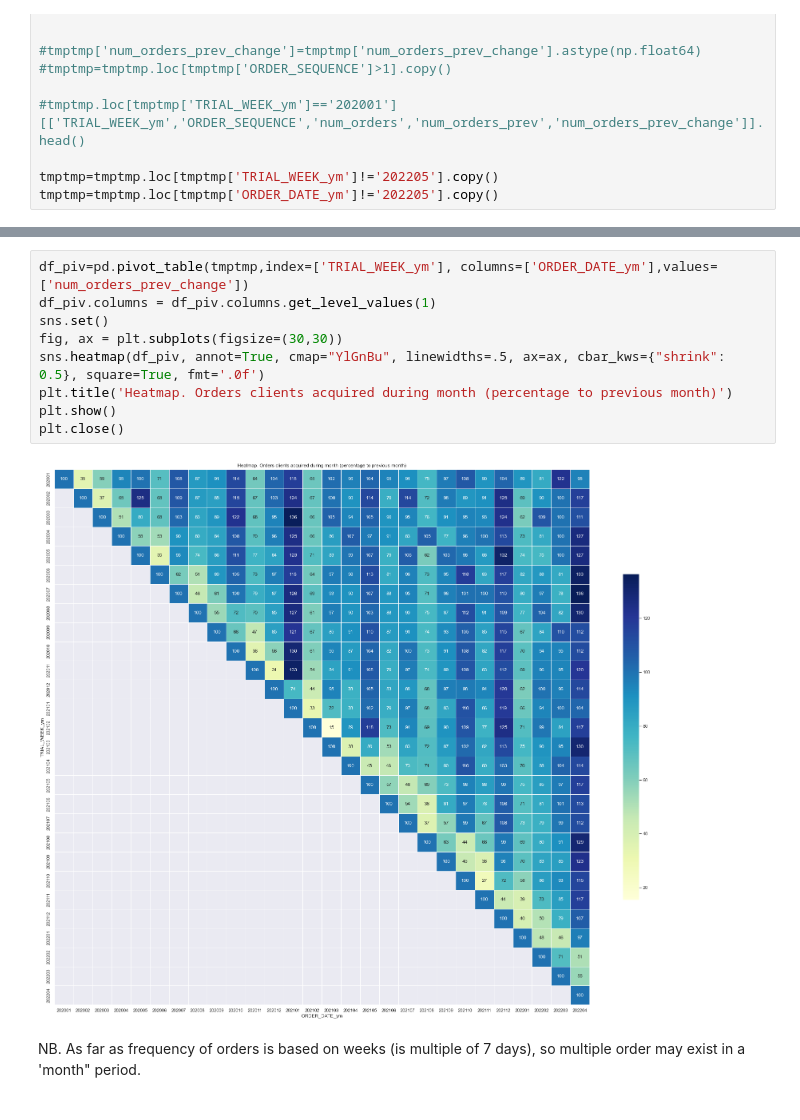
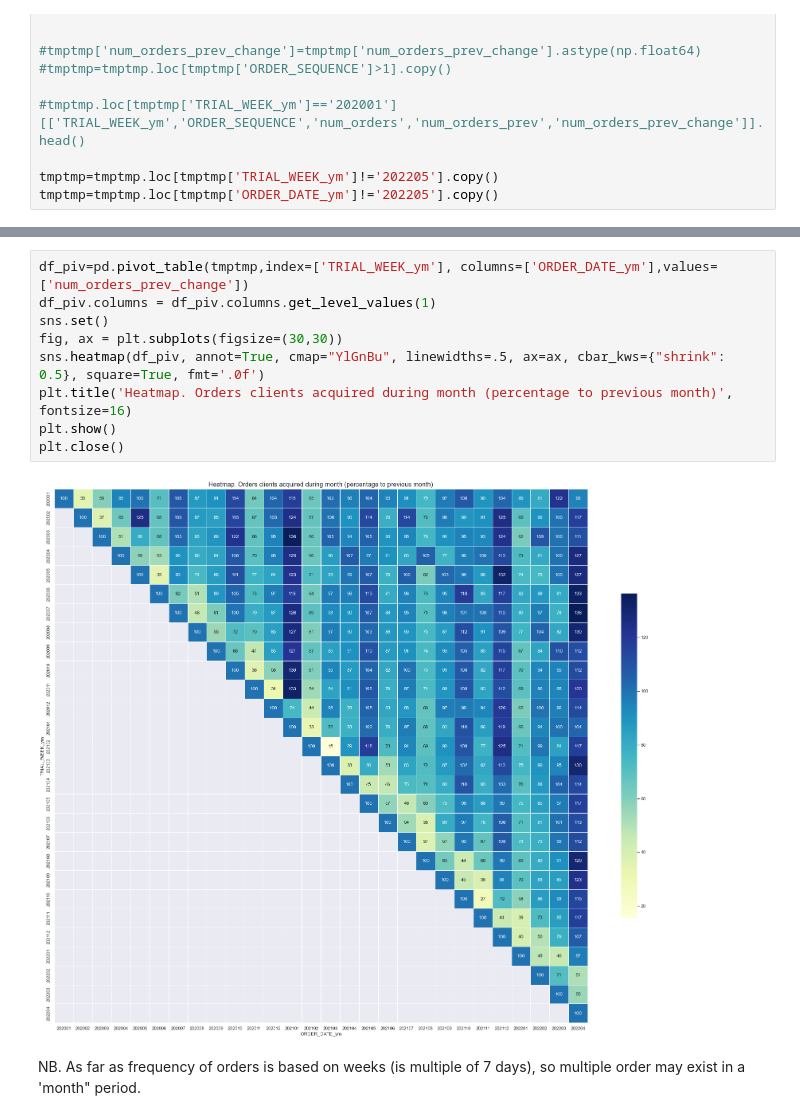
Before and after one commit to yurywallet/test_assignments, a Jupyter notebook: smalls/task_smalls.ipynb, the cells around one changed output, grey strips where cells are left out. Drawn from its saved outputs; the diff is of its cells as text.

```diff
--- a/smalls/task_smalls.ipynb
+++ b/smalls/task_smalls.ipynb
@@ -1142,14 +1170,14 @@ plt.close()
 # %%
 df_piv=pd.pivot_table(tmptmp,index=['TRIAL_WEEK_ym'], columns=['ORDER_DATE_ym'],values=['num_orders_prev_change'])
 df_piv.columns = df_piv.columns.get_level_values(1)
 sns.set()
 fig, ax = plt.subplots(figsize=(30,30))
 sns.heatmap(df_piv, annot=True, cmap="YlGnBu", linewidths=.5, ax=ax, cbar_kws={"shrink": 0.5}, square=True, fmt='.0f')
-plt.title('Heatmap. Orders clients acquired during month (percentage to previous month)')
+plt.title('Heatmap. Orders clients acquired during month (percentage to previous month)', fontsize=16)
 plt.show()
 plt.close()
 # %% [output]
-[figure, old version]
+[figure, new version]
 # %% [markdown]
 NB. As far as frequency of orders is based on weeks (is multiple of 7 days), so multiple order may exist in a 'month" period.
 # %%
```
Also changed, not shown: parts of 11 cells of this notebook.
